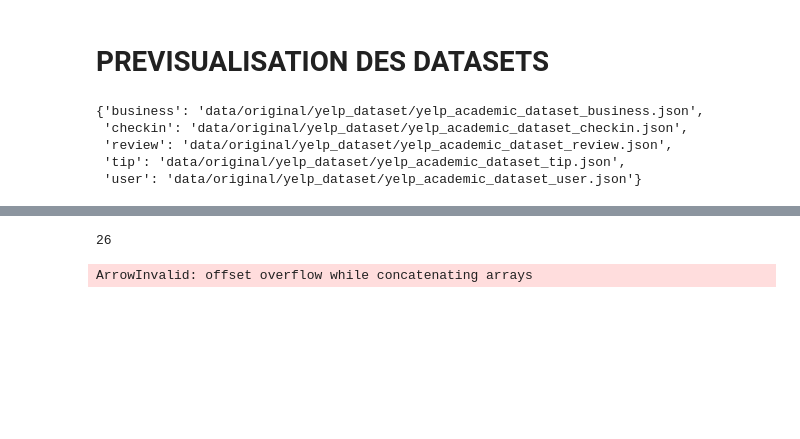
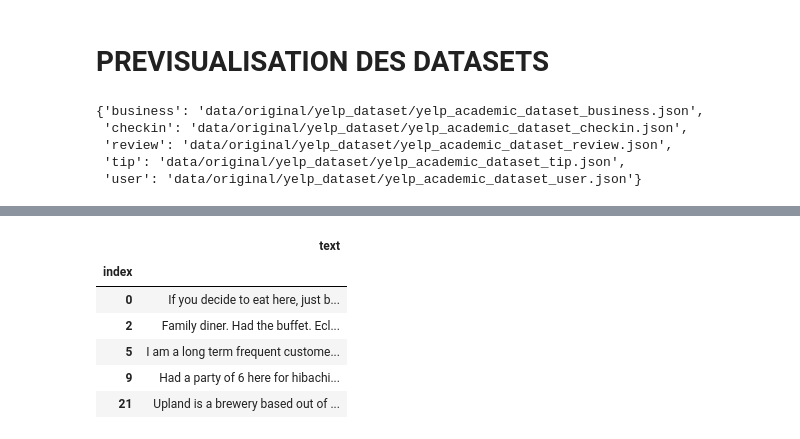
Before and after one commit to CODEheures/oc-ingenieur-ia, a Jupyter notebook: p6/projet/preprocess_text1.ipynb, the cells around one changed output, grey strips where cells are left out. Saved outputs shown, nothing was run; the diff lists cells and outputs as text; code cells hidden in the pictures; blank space fills up the shorter version.

```diff
--- a/p6/projet/preprocess_text1.ipynb
+++ b/p6/projet/preprocess_text1.ipynb
@@ -279,9 +287,29 @@ restaurant_reviews.repartition(npartitions=1).to_parquet(WORK_DATASET_DIR, engin
-# %%
-del restaurant_reviews, preview_dfs, dfs
-gc.collect()
-# %% [output]
-26
-# %%
-reviews = pd.read_parquet(WORK_DATASET_DIR + 'part.0.parquet', engine='pyarrow')
-# %% [output]
-ArrowInvalid: offset overflow while concatenating arrays
+# %%
+append = False
+good_reviews_file = WORK_DATASET_DIR + 'good_reviews.parquet'
+bad_reviews_file = WORK_DATASET_DIR + 'bad_reviews.parquet'
+
+if EXTRACT_PARQUET:
+    for chunk in pd.read_json(ORIGINAL_DATASET_DIR + PREFIX_YELP + 'review.json', lines=True, chunksize=100000):
+        restaurant_reviews = chunk[chunk['business_id'].isin(restaurants_ids)].copy()
+        restaurant_reviews['class'] = restaurant_reviews['stars'] > 3
+        restaurant_reviews = restaurant_reviews.loc[:, ['text', 'class']]
+
+        good_reviews = pd.DataFrame(restaurant_reviews[restaurant_reviews['class'] == True]['text'])
+        bad_reviews = pd.DataFrame(restaurant_reviews[restaurant_reviews['class'] == False]['text'])
+
+        good_reviews.to_parquet(WORK_DATASET_DIR + 'good_reviews.parquet', engine='fastparquet', append=append)
+        bad_reviews.to_parquet(WORK_DATASET_DIR + 'bad_reviews.parquet', engine='fastparquet', append=append)
+        append = True
+# %%
+bad_reviews = pd.read_parquet(bad_reviews_file)
+# %%
+bad_reviews.head()
+# %% [output]
+|  | text |
+| index |  |
+| 0 | If you decide to eat here, just b... |
+| 2 | Family diner. Had the buffet. Ecl... |
+| 5 | I am a long term frequent custome... |
+| 9 | Had a party of 6 here for hibachi... |
+| 21 | Upland is a brewery based out of ... |
```
Also changed, not shown: parts of 25 cells of this notebook, 1 other file.
